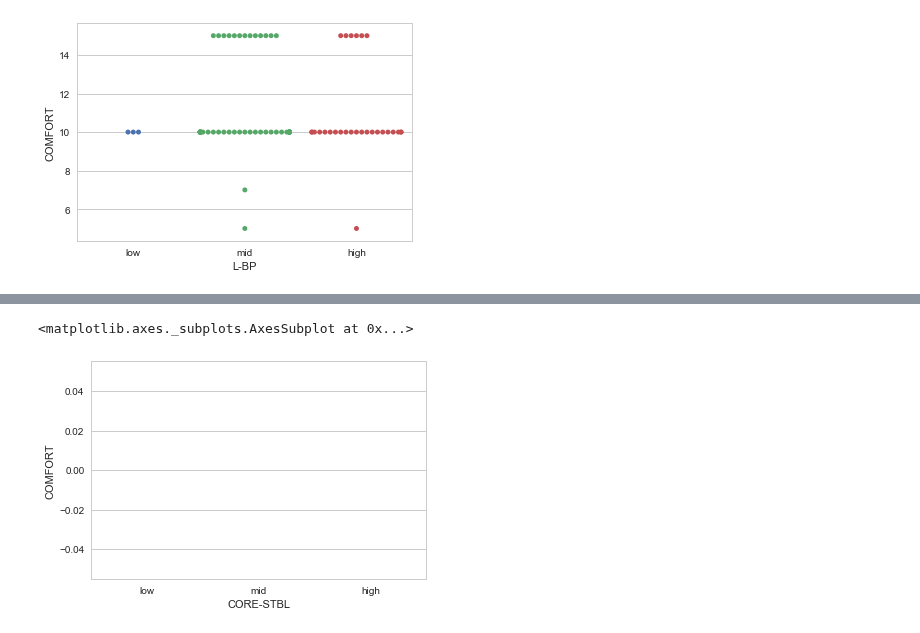
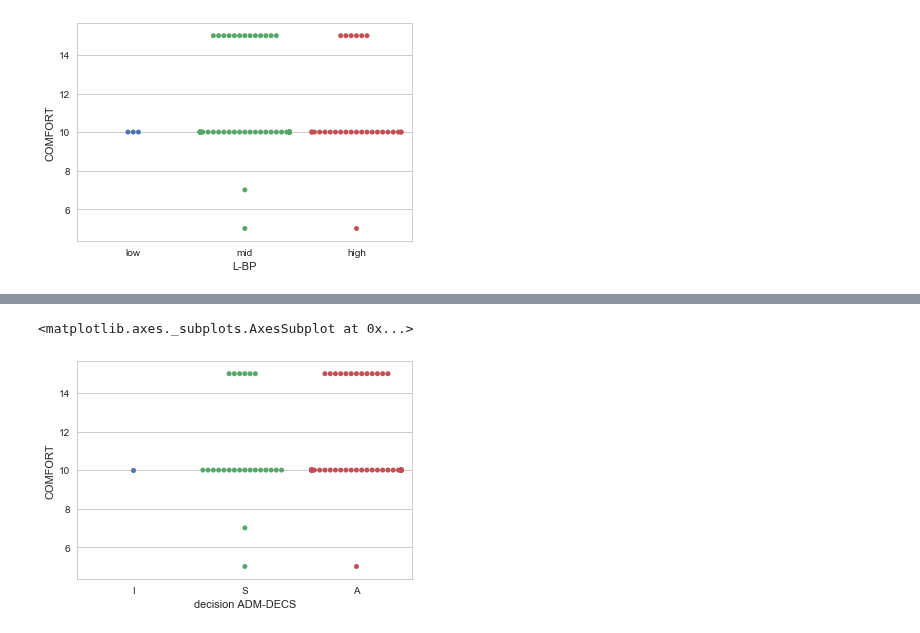
Before and after one commit to bmcdonald13/Python-Assignments, a Jupyter notebook: Comfort Data.ipynb, the cells around one changed output, grey strips where cells are left out. Cells and saved outputs as stored; diff of their text form; code cells hidden in the pictures.

```diff
--- a/Comfort Data.ipynb
+++ b/Comfort Data.ipynb
@@ -76,5 +109,5 @@ sns.swarmplot(x="BP-STBL", y="COMFORT", data=PP_Data, order=["low","mid","high"]
 # %%
-sns.swarmplot(x="CORE-STBL", y="COMFORT", data=PP_Data, order=["low","mid","high"])
+sns.swarmplot(x="decision ADM-DECS", y="COMFORT", data=PP_Data, order=["I","S","A"])
 # %% [output]
 <matplotlib.axes._subplots.AxesSubplot at 0x...>
-[figure, old version]
+[figure, new version]
```
Also changed, not shown: parts of 18 cells of this notebook.
